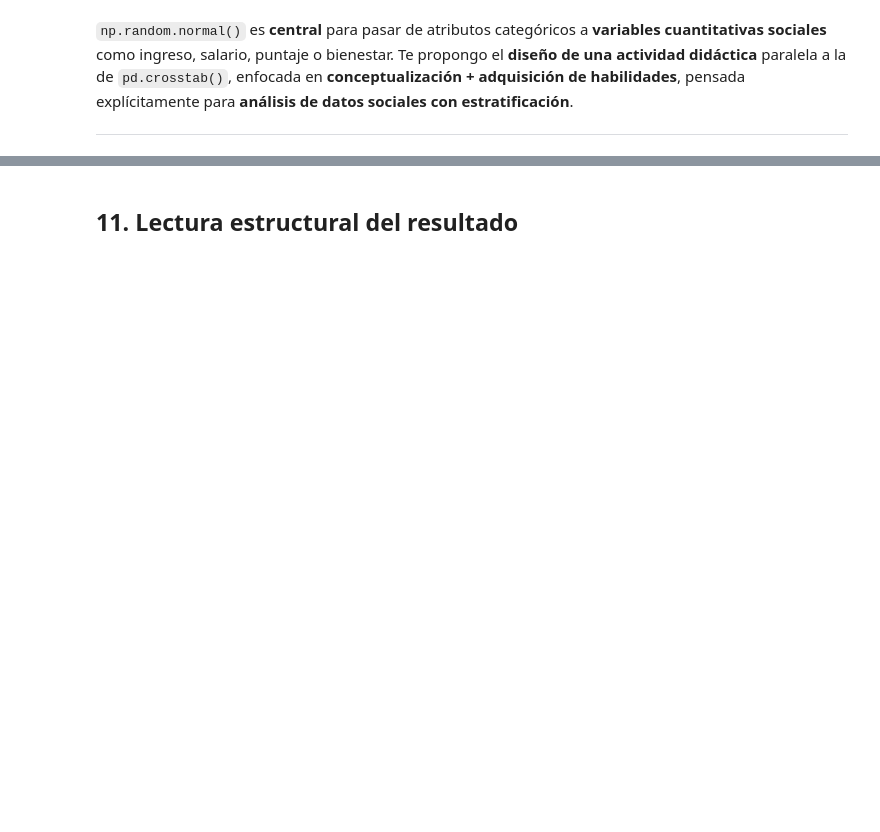
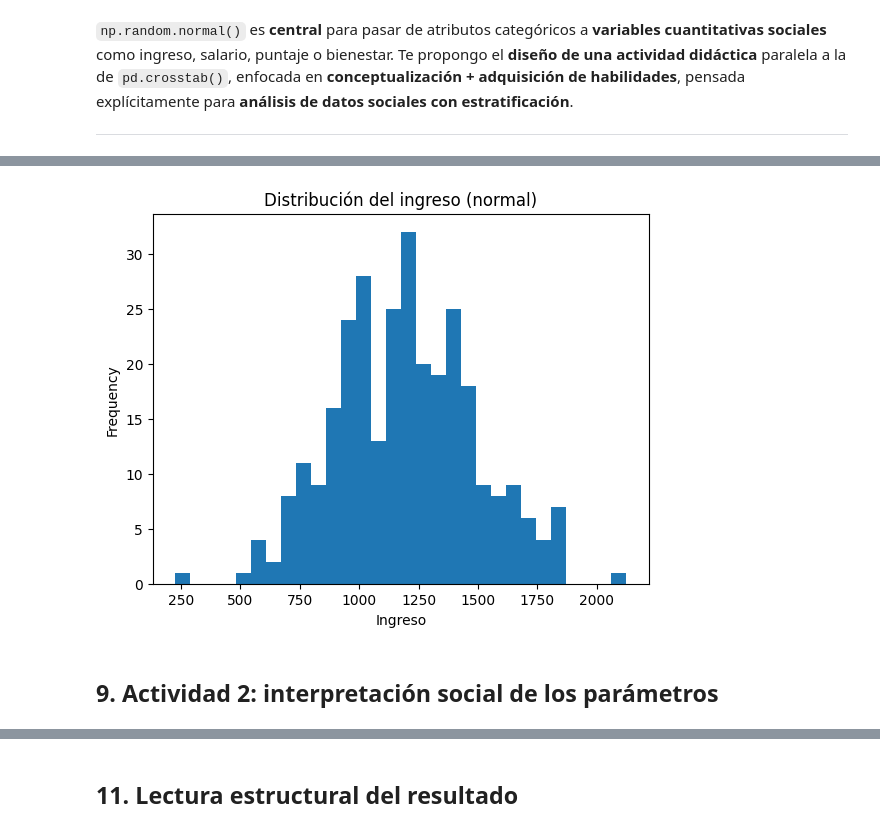
Before and after one commit to marco-canas/curso_analisis_datos_sociales_con_estratificacion, a Jupyter notebook: 1_clases/1_clase/apendice/3_normal.ipynb, the cells around one changed output, grey strips where cells are left out. Cells and saved outputs as stored; diff of their text form; code cells hidden in the pictures; blank space fills up the shorter version.

```diff
--- a/1_clases/1_clase/apendice/3_normal.ipynb
+++ b/1_clases/1_clase/apendice/3_normal.ipynb
@@ -170,0 +133,17 @@ plt.show()
+# %%
+import numpy as np
+import pandas as pd
+import matplotlib.pyplot as plt
+
+np.random.seed(42)
+n = 300
+
+df = pd.DataFrame({
+    "estrato": np.random.choice(
+        [1, 2, 3, 4, 5, 6],
+        n,
+        p=[0.35, 0.30, 0.18, 0.10, 0.05, 0.02]
+    )
+})
+
+df.head()
@@ -170,0 +166,6 @@ plt.show()
+# %%
+df["ingreso"] = np.random.normal(
+    loc=1200,    # ingreso promedio
+    scale=300,   # desigualdad
+    size=len(df)
+)
@@ -170,0 +186,12 @@ plt.show()
+# %%
+
+df["ingreso"].plot(kind="hist", bins=30)
+plt.title("Distribución del ingreso (normal)")
+plt.xlabel("Ingreso")
+plt.savefig(r"C:\Users\marco\Downloads\Distribución_del_ingreso_normal.png")
+plt.show()
+# %% [output]
+[figure, added]
+# %% [markdown]
+
+## 9. Actividad 2: interpretación social de los parámetros
```
Also changed, not shown: parts of 31 cells of this notebook, 5 other files.
